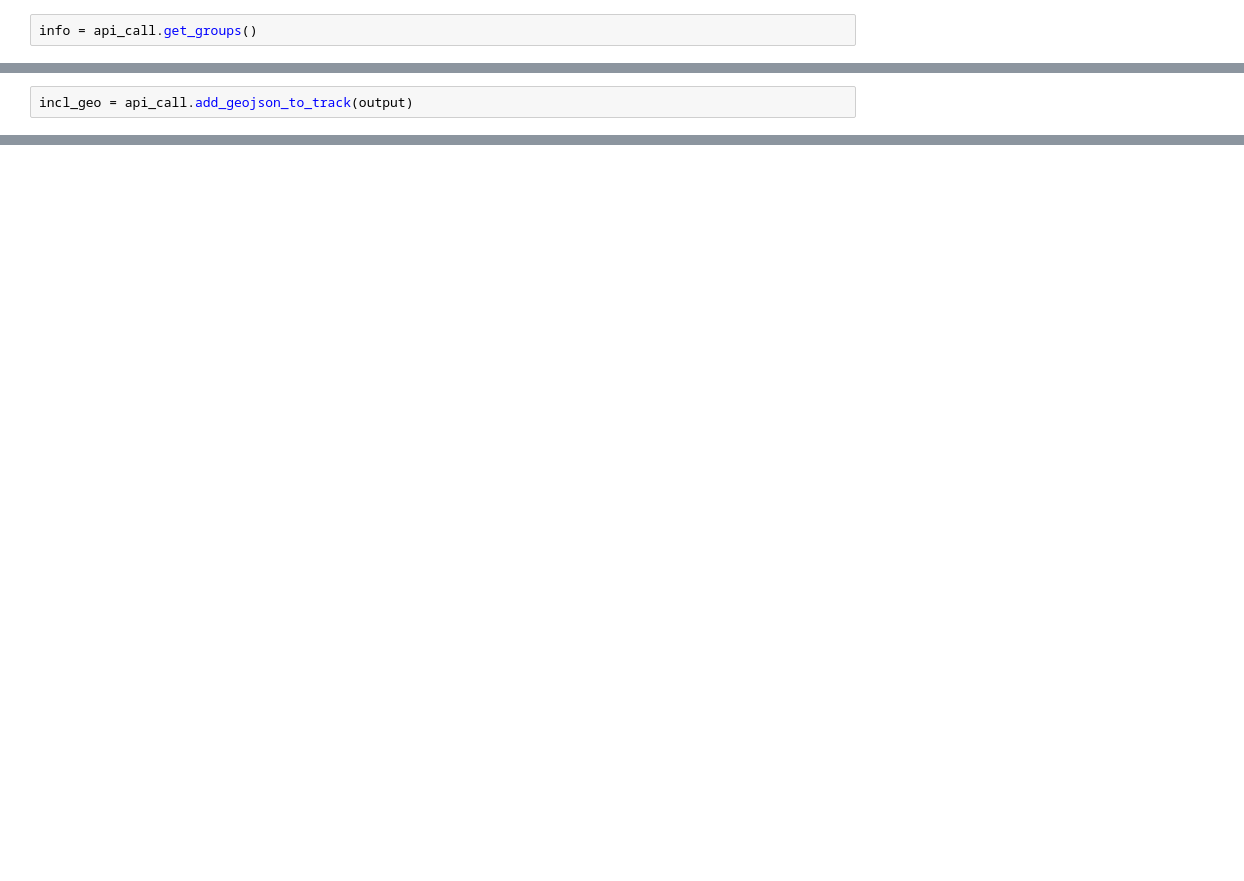
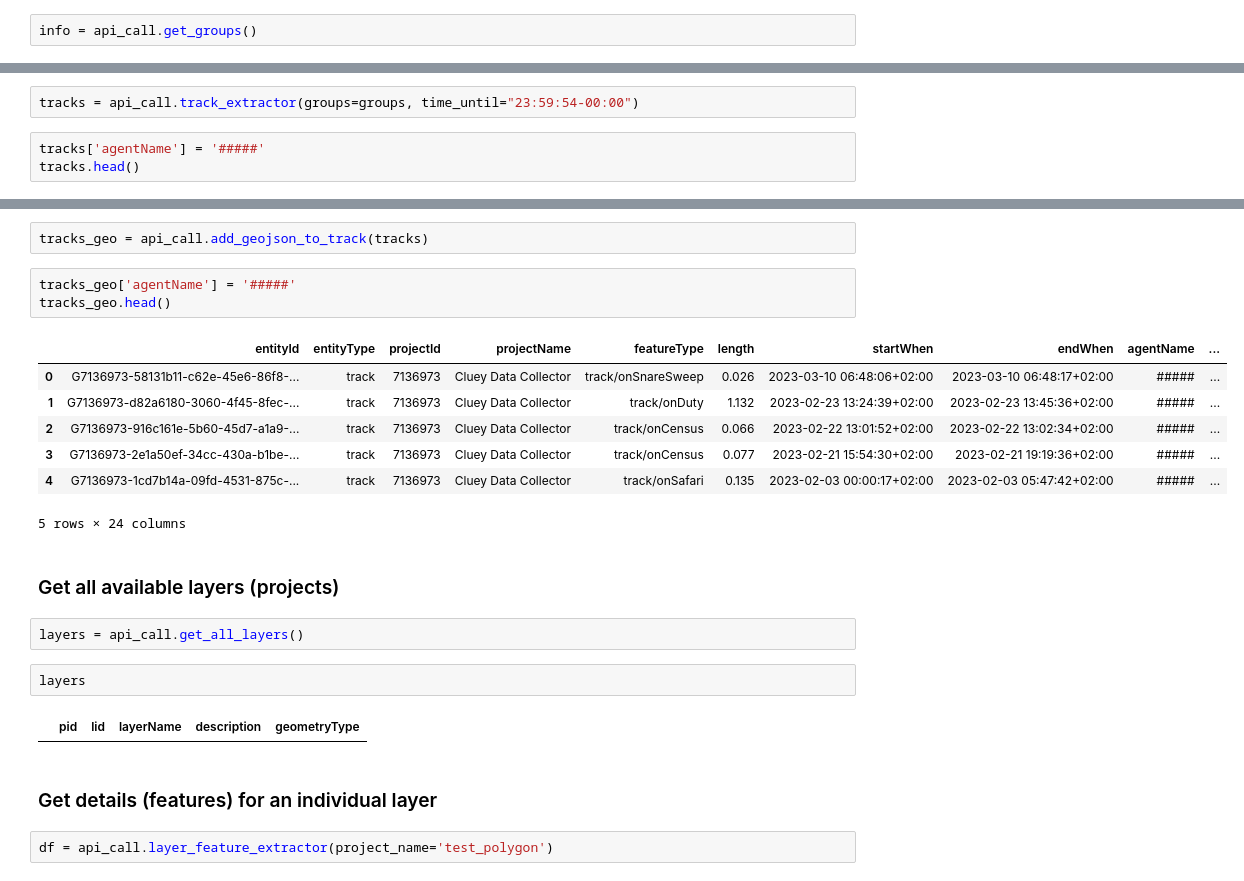
Before and after one commit to SensingClues/wildcat-api-python, a Jupyter notebook: docs/notebooks/demo_notebook.ipynb, the cells around one changed output, grey strips where cells are left out. Cells and saved outputs as stored; diff of their text form; blank space fills up the shorter version.

```diff
--- a/docs/notebooks/demo_notebook.ipynb
+++ b/docs/notebooks/demo_notebook.ipynb
@@ -89,2 +56,0 @@ output.head()
-# %%
-incl_geo = api_call.add_geojson_to_track(output)
@@ -100,0 +112,5 @@ incl_geo.head()
+# %%
+tracks = api_call.track_extractor(groups=groups, time_until="23:59:54-00:00")
+# %%
+tracks['agentName'] = '#####'
+tracks.head()
@@ -100,0 +130,25 @@ incl_geo.head()
+# %%
+tracks_geo = api_call.add_geojson_to_track(tracks)
+# %%
+tracks_geo['agentName'] = '#####'
+tracks_geo.head()
+# %% [output]
+|  | entityId | entityType | projectId | projectName | featureType | length | startWhen | endWhen | agentName | ... |
+| 0 | G7136973-58131b11-c62e-45e6-86f8-... | track | 7136973 | Cluey Data Collector | track/onSnareSweep | 0.026 | 2023-03-10 06:48:06+02:00 | 2023-03-10 06:48:17+02:00 | ##### | ... |
+| 1 | G7136973-d82a6180-3060-4f45-8fec-... | track | 7136973 | Cluey Data Collector | track/onDuty | 1.132 | 2023-02-23 13:24:39+02:00 | 2023-02-23 13:45:36+02:00 | ##### | ... |
+| 2 | G7136973-916c161e-5b60-45d7-a1a9-... | track | 7136973 | Cluey Data Collector | track/onCensus | 0.066 | 2023-02-22 13:01:52+02:00 | 2023-02-22 13:02:34+02:00 | ##### | ... |
+| 3 | G7136973-2e1a50ef-34cc-430a-b1be-... | track | 7136973 | Cluey Data Collector | track/onCensus | 0.077 | 2023-02-21 15:54:30+02:00 | 2023-02-21 19:19:36+02:00 | ##### | ... |
+| 4 | G7136973-1cd7b14a-09fd-4531-875c-... | track | 7136973 | Cluey Data Collector | track/onSafari | 0.135 | 2023-02-03 00:00:17+02:00 | 2023-02-03 05:47:42+02:00 | ##### | ... |
+5 rows × 24 columns
+# %% [markdown]
+### Get all available layers (projects)
+# %%
+layers = api_call.get_all_layers()
+# %%
+layers
+# %% [output]
+|  | pid | lid | layerName | description | geometryType |
+# %% [markdown]
+### Get details (features) for an individual layer
+# %%
+df = api_call.layer_feature_extractor(project_name='test_polygon')
```
Also changed, not shown: parts of 59 cells of this notebook, 23 other files.
